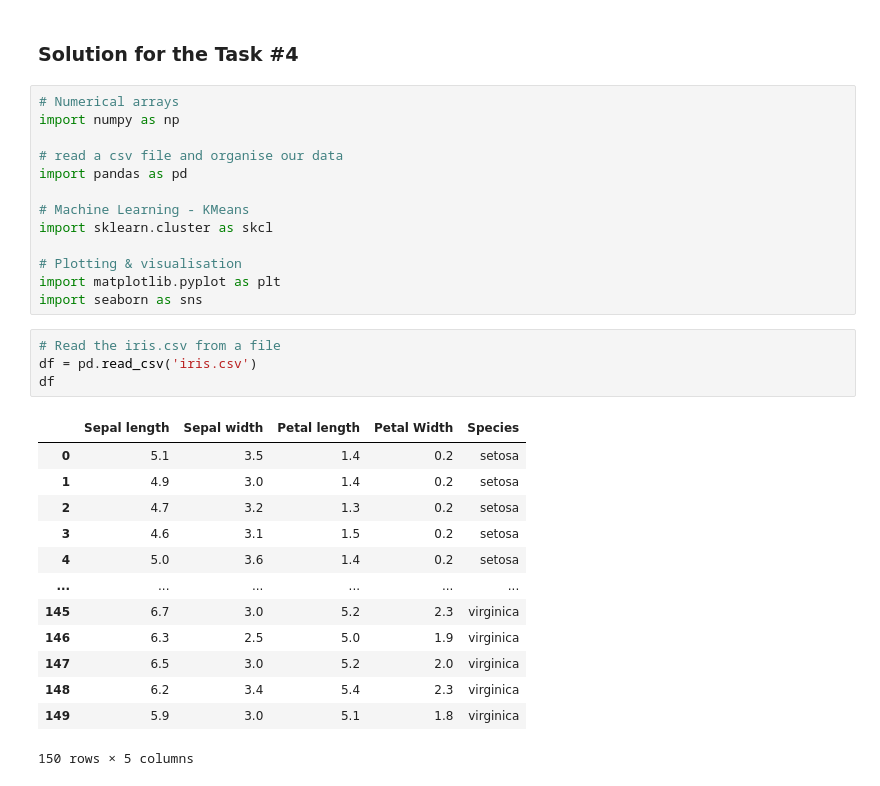
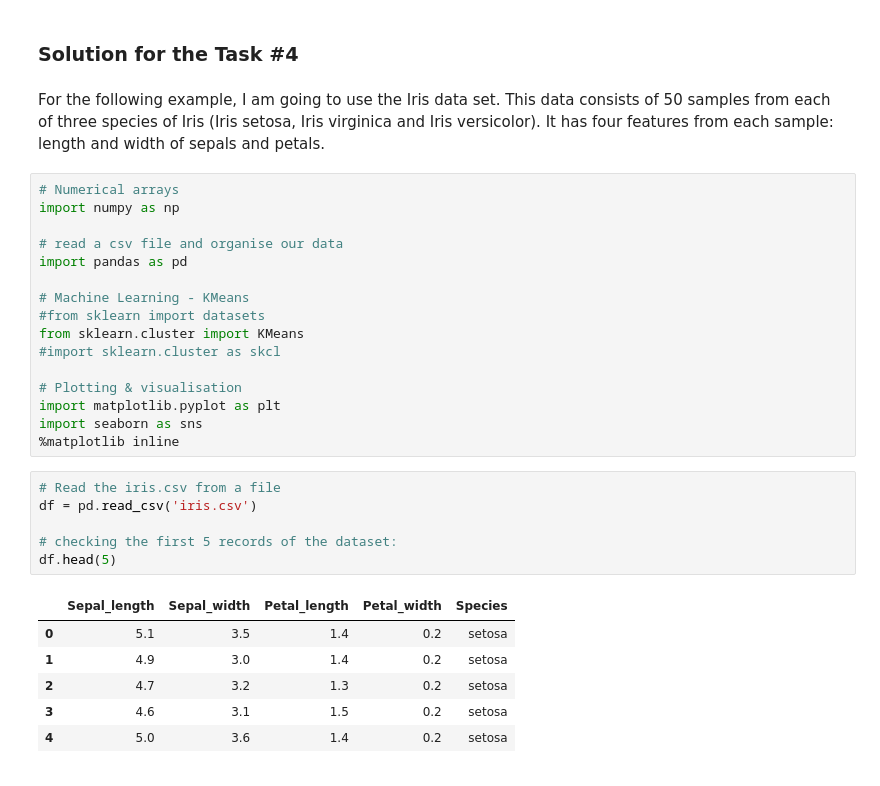
Before and after one commit to JuliaMal/Machine_learning_and_stats_Assessment, a Jupyter notebook: Tasks.ipynb, the cells around one changed output. Drawn from its saved outputs; the diff is of its cells as text.

```diff
--- a/Tasks.ipynb
+++ b/Tasks.ipynb
@@ -343,5 +360,7 @@ of iris.
 # %% [markdown]
 ### Solution for the Task #4
+# %% [markdown]
+For the following example, I am going to use the Iris data set. This data consists of 50 samples from each of three species of Iris (Iris setosa, Iris virginica and Iris versicolor). It has four features from each sample: length and width of sepals and petals.
 # %%
 # Numerical arrays
 import numpy as np
@@ -350,26 +369,24 @@ import numpy as np
 import pandas as pd
 
 # Machine Learning - KMeans
-import sklearn.cluster as skcl
+#from sklearn import datasets
+from sklearn.cluster import KMeans
+#import sklearn.cluster as skcl
 
 # Plotting & visualisation
 import matplotlib.pyplot as plt
 import seaborn as sns
+%matplotlib inline
 # %%
 # Read the iris.csv from a file
 df = pd.read_csv('iris.csv')
-df
+
+# checking the first 5 records of the dataset:
+df.head(5)
 # %% [output]
-|  | Sepal length | Sepal width | Petal length | Petal Width | Species |
+|  | Sepal_length | Sepal_width | Petal_length | Petal_width | Species |
 | 0 | 5.1 | 3.5 | 1.4 | 0.2 | setosa |
 | 1 | 4.9 | 3.0 | 1.4 | 0.2 | setosa |
 | 2 | 4.7 | 3.2 | 1.3 | 0.2 | setosa |
 | 3 | 4.6 | 3.1 | 1.5 | 0.2 | setosa |
 | 4 | 5.0 | 3.6 | 1.4 | 0.2 | setosa |
-| ... | ... | ... | ... | ... | ... |
-| 145 | 6.7 | 3.0 | 5.2 | 2.3 | virginica |
-| 146 | 6.3 | 2.5 | 5.0 | 1.9 | virginica |
-| 147 | 6.5 | 3.0 | 5.2 | 2.0 | virginica |
-| 148 | 6.2 | 3.4 | 5.4 | 2.3 | virginica |
-| 149 | 5.9 | 3.0 | 5.1 | 1.8 | virginica |
-150 rows × 5 columns
```
Also changed, not shown: parts of 22 cells of this notebook, 2 other files.
